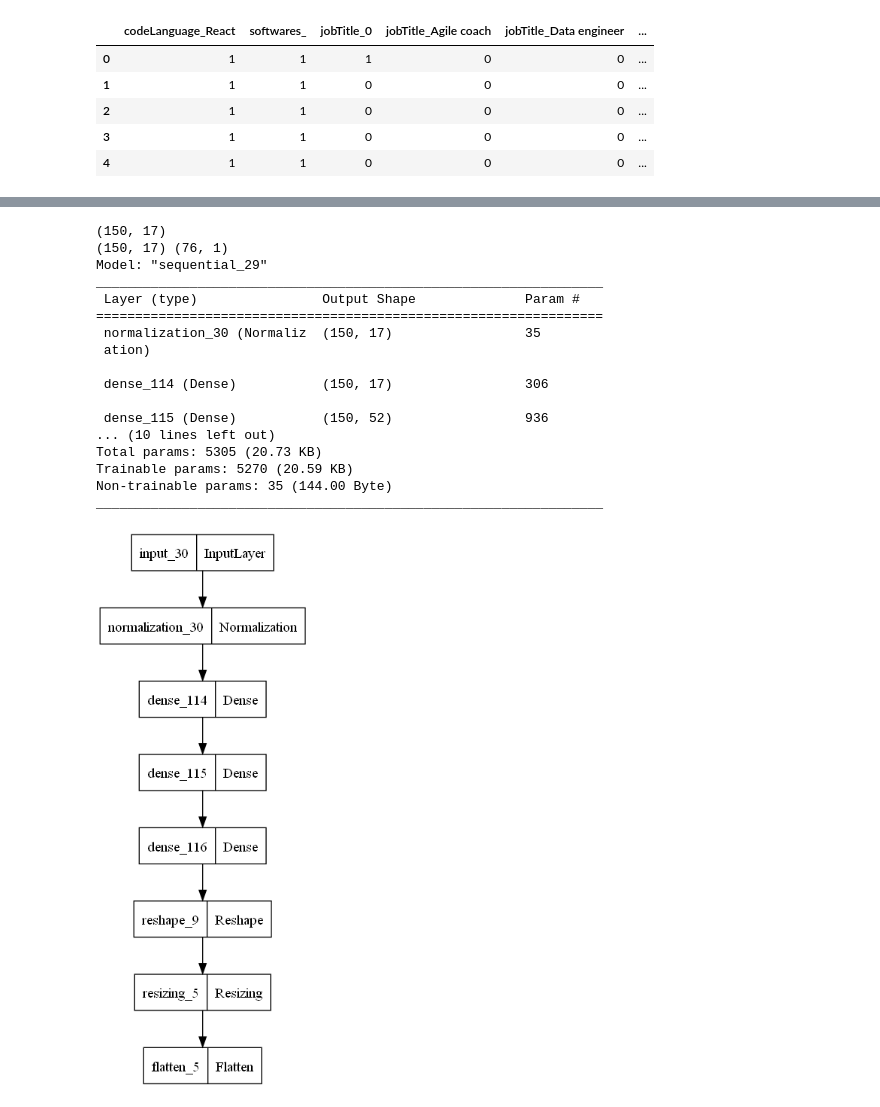
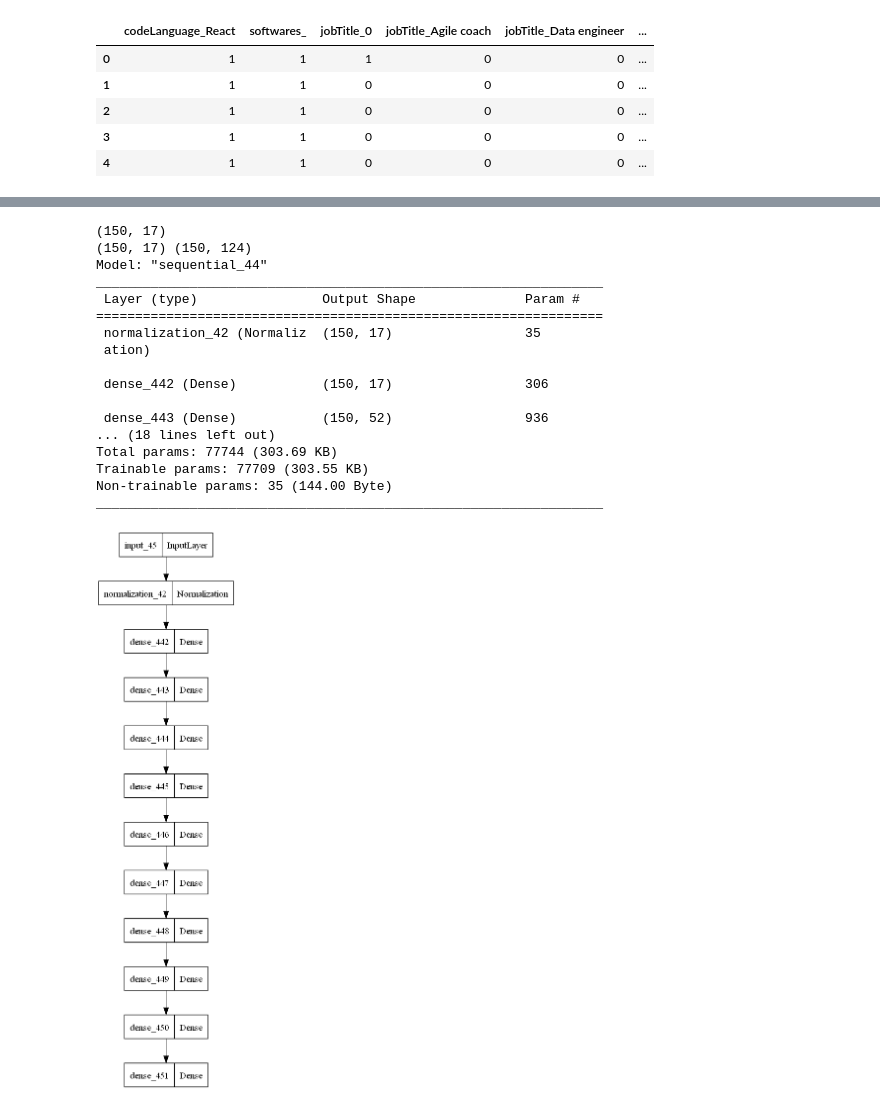
Before and after one commit to Chm-vinicius/coolab_tensorflow_study, a Jupyter notebook: machine_learn.ipynb, the cells around one changed output, grey strips where cells are left out. Cells and saved outputs as stored; diff of their text form; code cells hidden in the pictures.

```diff
--- a/machine_learn.ipynb
+++ b/machine_learn.ipynb
@@ -216,51 +216,56 @@ Vaga: (17,), Candidato: (76,)
 # %%
 from tensorflow import keras
-
-dataset
 
 model2 = keras.models.Sequential()
 model2.add(keras.Input(shape=(17), batch_size=150))
 print(model2.input_shape)
 # model2.add(keras.layers.Permute((2,1), input_shape=(17,)))
-# model2.add(keras.layers.Flatten())
 model2.add(keras.layers.Normalization(axis=-1))
 model2.add(keras.layers.Dense(17, activation="relu"))
 model2.add(keras.layers.Dense(52, activation="relu"))
-model2.add(keras.layers.Dense(76, activation="softmax"))
-model2.add(keras.layers.Reshape(target_shape=(76,1)))
-# model2.add(keras.layers.Permute((2,1), input_shape=(80,1)))
+model2.add(keras.layers.Dense(68, activation="relu"))
+model2.add(keras.layers.Dense(76, activation="relu"))
+model2.add(keras.layers.Dense(87, activation="relu"))
+model2.add(keras.layers.Dense(92, activation="relu"))
+model2.add(keras.layers.Dense(100, activation="relu"))
+# model2.add(keras.layers.Embedding(100, 124))
+model2.add(keras.layers.Dense(124, activation="relu"))
+model2.add(keras.layers.Dense(124, activation="softmax"))
+# model2.add(keras.layers.Reshape(target_shape=(1,76)))
+# model2.add(keras.layers.Permute((2,1), input_shape=(76,1)))
 # model2.add(keras.layers.Flatten())
-model2.add(keras.layers.Resizing(76,1))
-# model2.add(keras.layers.Dense(76))
-# model2.add(keras.layers.Permute((2,1), input_shape=(1,76)))
-model2.add(keras.layers.Flatten())
+# model2.add(keras.layers.Resizing(76,1))
+model2.add(keras.layers.Dense(124))
+# model2.add(keras.layers.Reshape(target_shape=(124,1)))
+# model2.add(keras.layers.Permute((2,1), input_shape=(1,124)))
+# model2.add(keras.layers.Flatten())
 print(model2.input_shape, model2.output_shape)
 
 model2.compile(
       optimizer=keras.optimizers.Adam(1e-2),
-      loss=keras.losses.CategoricalCrossentropy(from_logits=False),
-      metrics=[keras.metrics.CategoricalCrossentropy()]
+      loss=[keras.losses.BinaryCrossentropy(), keras.losses.CategoricalHinge()],
+      metrics=[keras.metrics.BinaryCrossentropy(), keras.metrics.CategoricalHinge()]
 )
 
 model2.summary()
 
 keras.utils.plot_model(model2, "first_model.png")
 # %% [output]
 (150, 17)
-(150, 17) (76, 1)
-Model: "sequential_29"
+(150, 17) (150, 124)
+Model: "sequential_44"
 _________________________________________________________________
  Layer (type)                Output Shape              Param #
 =================================================================
- normalization_30 (Normaliz  (150, 17)                 35
+ normalization_42 (Normaliz  (150, 17)                 35
  ation)
 
- dense_114 (Dense)           (150, 17)                 306
+ dense_442 (Dense)           (150, 17)                 306
 
- dense_115 (Dense)           (150, 52)                 936
-... (10 lines left out)
-Total params: 5305 (20.73 KB)
-Trainable params: 5270 (20.59 KB)
+ dense_443 (Dense)           (150, 52)                 936
+... (18 lines left out)
+Total params: 77744 (303.69 KB)
+Trainable params: 77709 (303.55 KB)
 Non-trainable params: 35 (144.00 Byte)
 _________________________________________________________________
-[figure, old version]
+[figure, new version]
```
Also changed, not shown: parts of 12 cells of this notebook, 1 other file.
